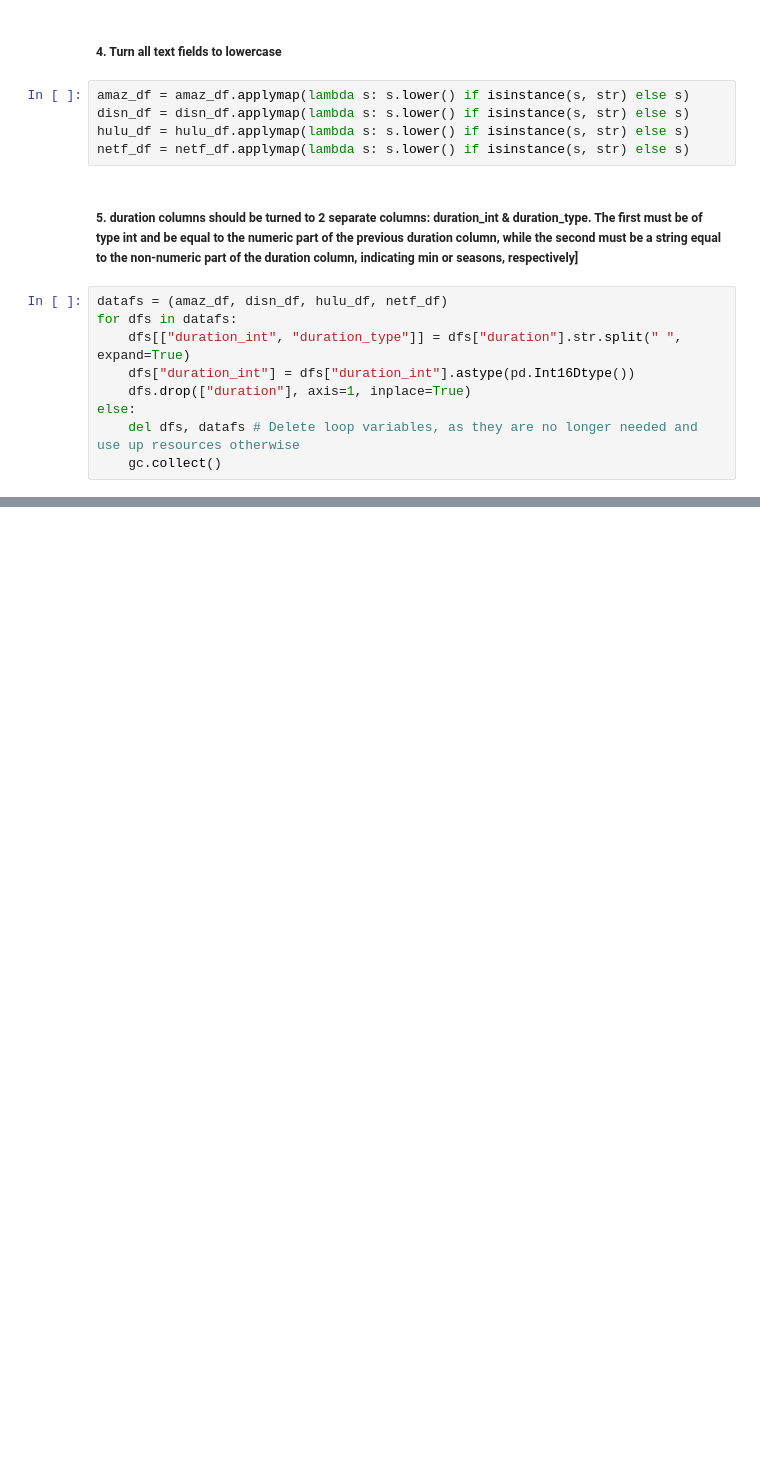
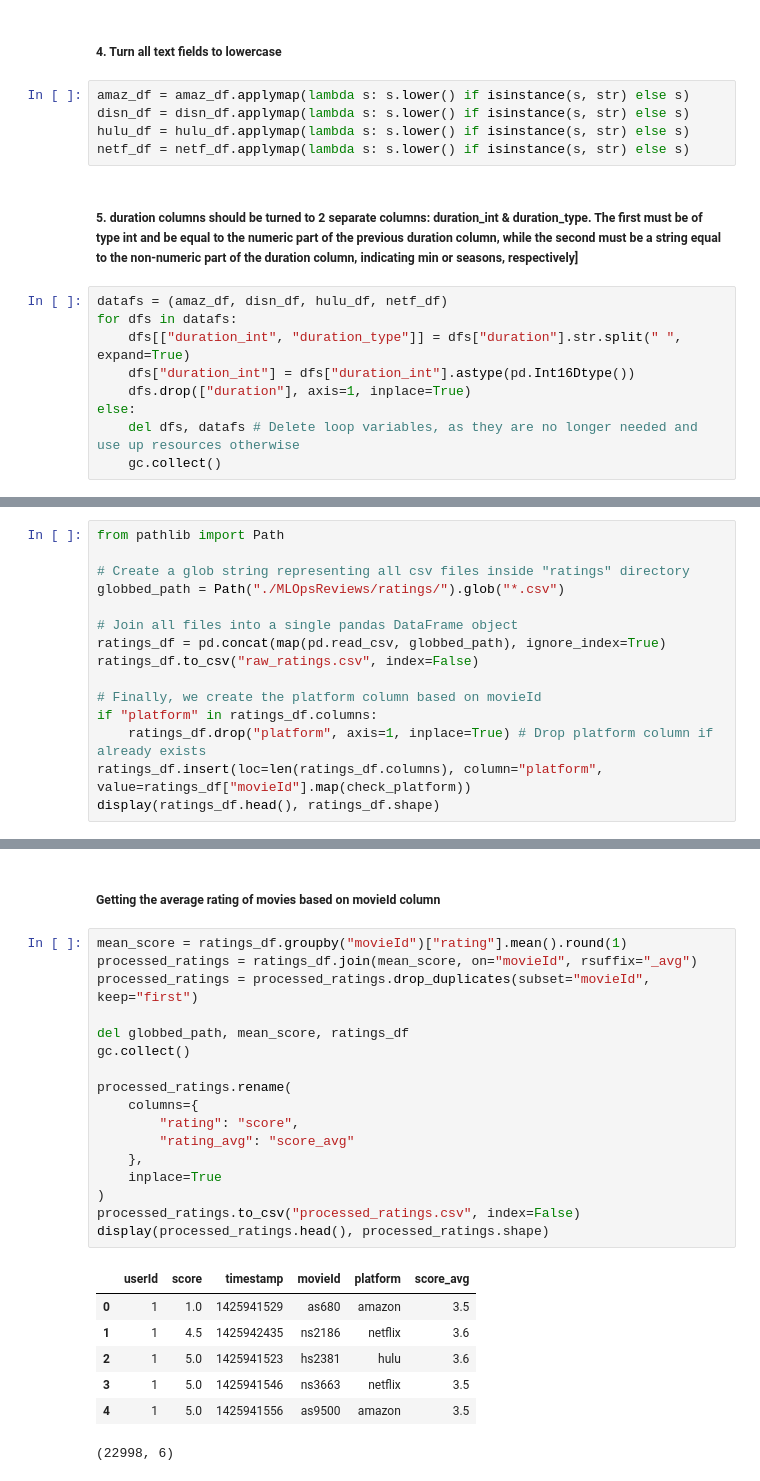
Before and after one commit to saeram00/PI-ML-HENRY, a Jupyter notebook: etl.ipynb, the cells around one changed output, grey strips where cells are left out. Cells and saved outputs as stored; diff of their text form; blank space fills up the shorter version.

```diff
--- a/etl.ipynb
+++ b/etl.ipynb
@@ -83,0 +127,15 @@ amaz_df.head()
+# %%
+from pathlib import Path
+
+# Create a glob string representing all csv files inside "ratings" directory
+globbed_path = Path("./MLOpsReviews/ratings/").glob("*.csv")
+
+# Join all files into a single pandas DataFrame object
+ratings_df = pd.concat(map(pd.read_csv, globbed_path), ignore_index=True)
+ratings_df.to_csv("raw_ratings.csv", index=False)
+
+# Finally, we create the platform column based on movieId
+if "platform" in ratings_df.columns:
+    ratings_df.drop("platform", axis=1, inplace=True) # Drop platform column if already exists
+ratings_df.insert(loc=len(ratings_df.columns), column="platform", value=ratings_df["movieId"].map(check_platform))
+display(ratings_df.head(), ratings_df.shape)
@@ -83,0 +150,27 @@ amaz_df.head()
+# %% [markdown]
+##### Getting the average rating of movies based on movieId column
+# %%
+mean_score = ratings_df.groupby("movieId")["rating"].mean().round(1)
+processed_ratings = ratings_df.join(mean_score, on="movieId", rsuffix="_avg")
+processed_ratings = processed_ratings.drop_duplicates(subset="movieId", keep="first")
+
+del globbed_path, mean_score, ratings_df
+gc.collect()
+
+processed_ratings.rename(
+    columns={
+        "rating": "score",
+        "rating_avg": "score_avg"
+    },
+    inplace=True
+)
+processed_ratings.to_csv("processed_ratings.csv", index=False)
+display(processed_ratings.head(), processed_ratings.shape)
+# %% [output]
+|  | userId | score | timestamp | movieId | platform | score_avg |
+| 0 | 1 | 1.0 | 1425941529 | as680 | amazon | 3.5 |
+| 1 | 1 | 4.5 | 1425942435 | ns2186 | netflix | 3.6 |
+| 2 | 1 | 5.0 | 1425941523 | hs2381 | hulu | 3.6 |
+| 3 | 1 | 5.0 | 1425941546 | ns3663 | netflix | 3.5 |
+| 4 | 1 | 5.0 | 1425941556 | as9500 | amazon | 3.5 |
+(22998, 6)
```
Also changed, not shown: parts of 7 cells of this notebook, 6 other files.
